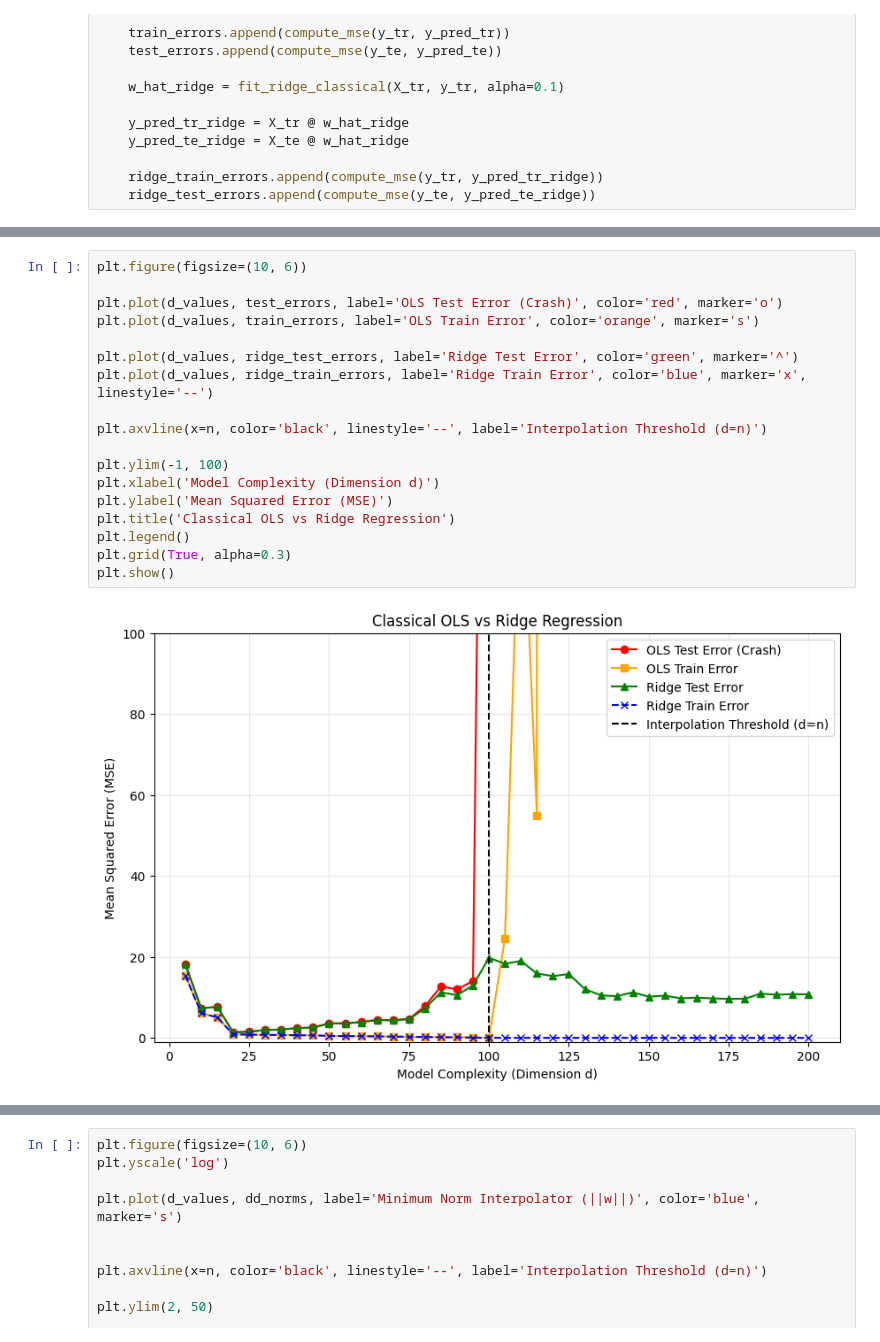
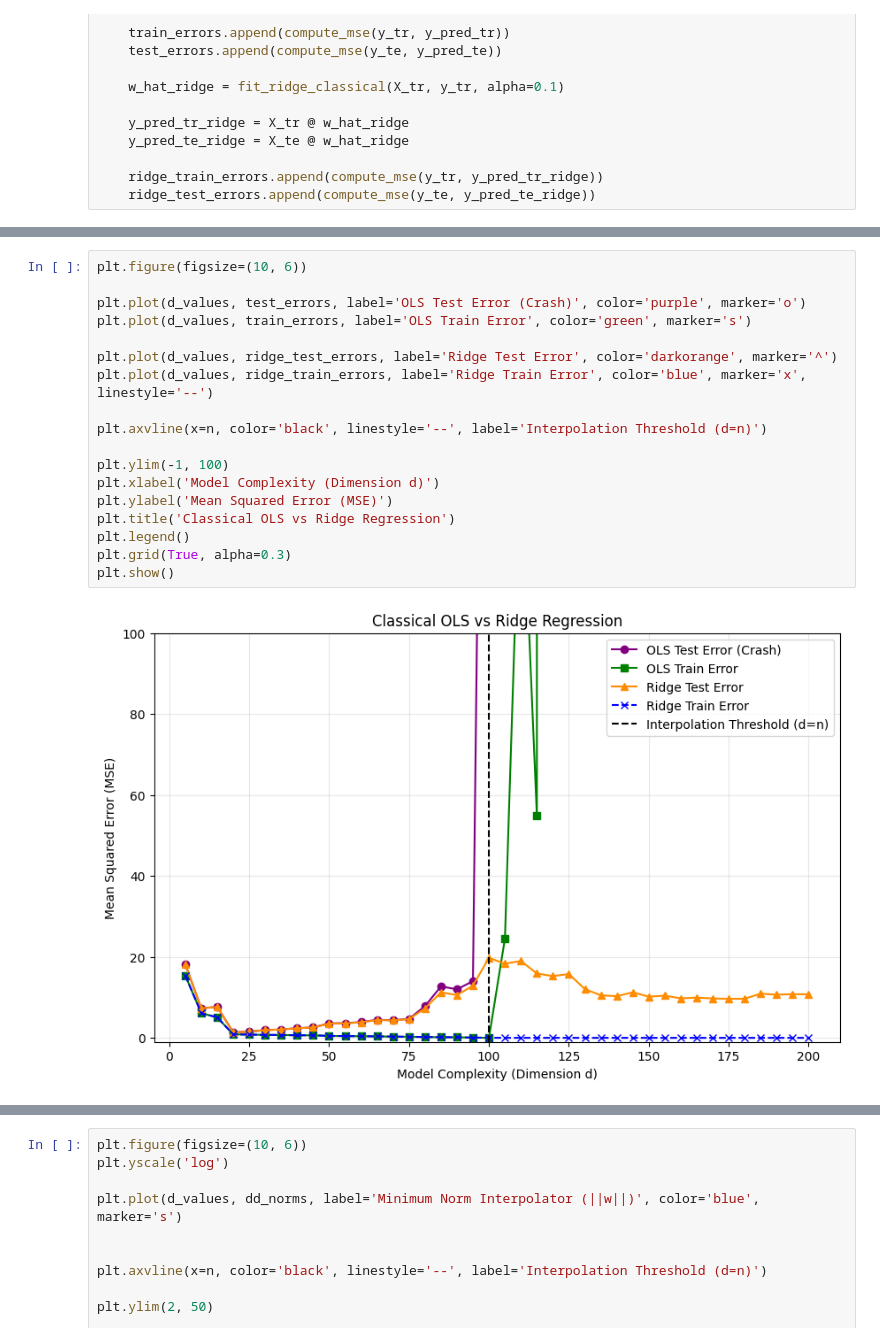
Before and after one commit to comitanigiacomo/double-descent-analysis, a Jupyter notebook: notebooks/double_descent_analysis.ipynb, the cells around one changed output, grey strips where cells are left out. Cells and saved outputs as stored; diff of their text form.

Commit message:
add(code): uniform graphs colors

```diff
--- a/notebooks/double_descent_analysis.ipynb
+++ b/notebooks/double_descent_analysis.ipynb
@@ -119,23 +119,23 @@ plt.show()
 # %%
 plt.figure(figsize=(10, 6))
 
-plt.plot(d_values, test_errors, label='OLS Test Error (Crash)', color='red', marker='o')
-plt.plot(d_values, train_errors, label='OLS Train Error', color='orange', marker='s')
+plt.plot(d_values, test_errors, label='OLS Test Error (Crash)', color='purple', marker='o')
+plt.plot(d_values, train_errors, label='OLS Train Error', color='green', marker='s')
 
-plt.plot(d_values, ridge_test_errors, label='Ridge Test Error', color='green', marker='^')
+plt.plot(d_values, ridge_test_errors, label='Ridge Test Error', color='darkorange', marker='^')
 plt.plot(d_values, ridge_train_errors, label='Ridge Train Error', color='blue', marker='x', linestyle='--')
 
 plt.axvline(x=n, color='black', linestyle='--', label='Interpolation Threshold (d=n)')
 
 plt.ylim(-1, 100)
 plt.xlabel('Model Complexity (Dimension d)')
 plt.ylabel('Mean Squared Error (MSE)')
 plt.title('Classical OLS vs Ridge Regression')
 plt.legend()
 plt.grid(True, alpha=0.3)
 plt.show()
 # %% [output]
-[figure, old version]
+[figure, new version]
 # %%
 def fit_double_descent_scratch(X, y):
     n, d = X.shape
```
Also changed, not shown: parts of 5 cells of this notebook.
